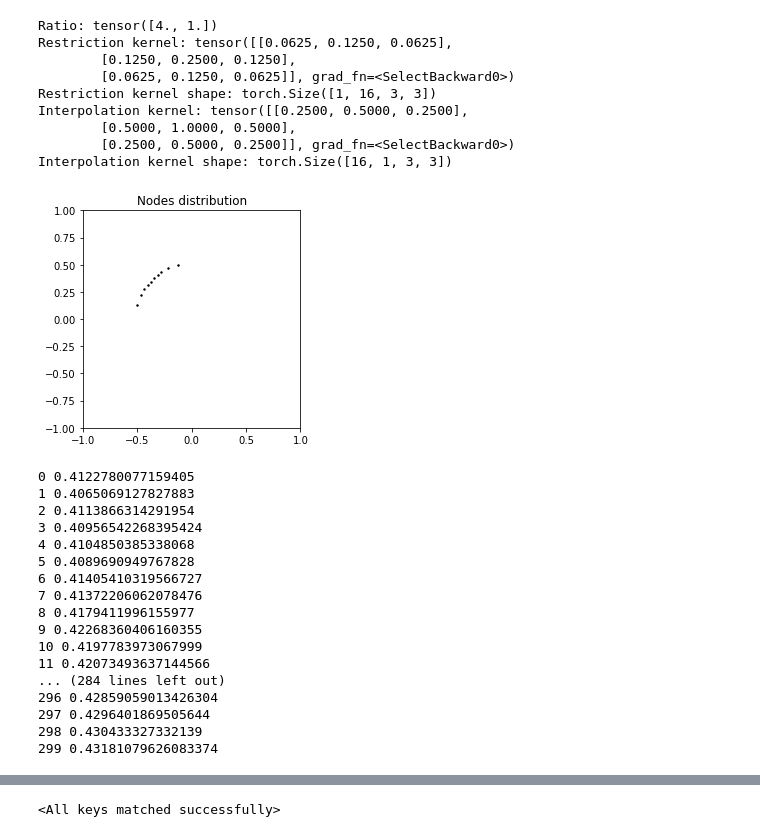
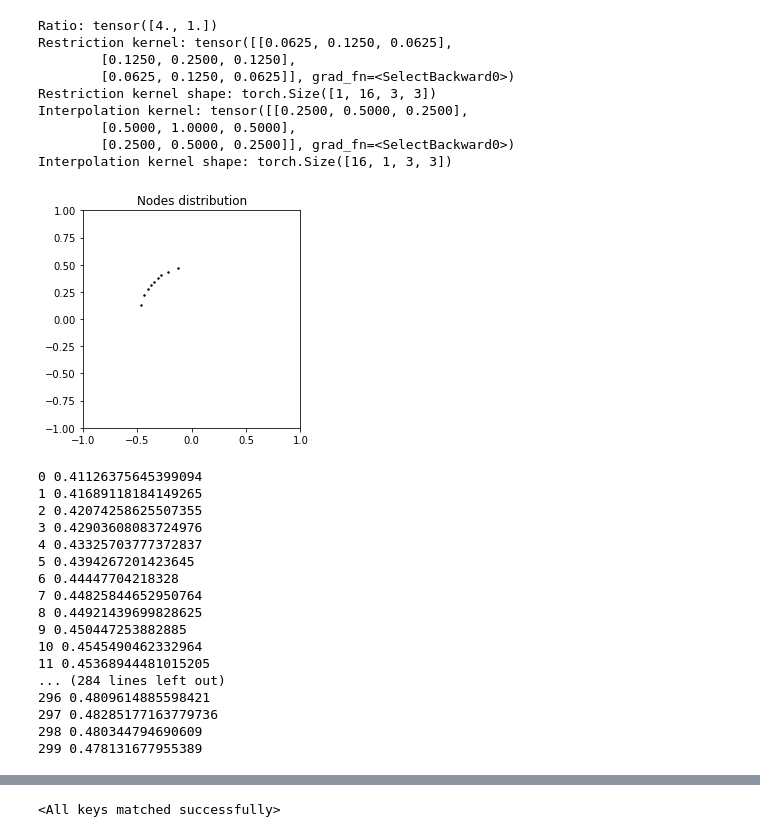
Before and after one commit to longfish/Multigrid-FEANet, a Jupyter notebook: MM-FEANet-interface_multigrid_rhs_kernel_split.ipynb, the cells around one changed output, grey strips where cells are left out. Drawn from its saved outputs; the diff is of its cells as text; code cells hidden in the pictures.

Commit message:
finished the kernel learning by using qm objective function

```diff
--- a/MM-FEANet-interface_multigrid_rhs_kernel_split.ipynb
+++ b/MM-FEANet-interface_multigrid_rhs_kernel_split.ipynb
@@ -121,8 +115,9 @@ def rewrite_kernels(para_list, list, kernels):
         para_list[1].grad[:,i] = kernels[0]
         para_list[2].grad[i,:] = kernels[1]
 # %%
+kernel_i = 12
 mesh = MeshHandler(outfile="Results/plate_mesh.vtk")
-plot.plot_pattern(mesh, key=5)
+plot.plot_pattern(mesh, key=kernel_i)
 # %% [output]
-[figure, old version]
+[figure, new version]
 # %%
@@ -149,6 +145,7 @@ def train_one_epoch():
 # %%
 num_epoch = 300
 best_vloss = 1_000_000.
+model_name = 'model_multigrid_interface_kernel'+str(kernel_i)
 
 qm_train = []
 for epoch in range(num_epoch):
@@ -157,27 +154,27 @@ for epoch in range(num_epoch):
     print(epoch, avg_q)
 
     # Track best performance, and save the model's state
-    mpath = os.path.join(model_dir,'model_multigrid_interface_kernel.pth')
+    mpath = os.path.join(model_dir,model_name+'.pth')
     torch.save(model.state_dict(), mpath)
     qm_train.append(avg_q)
 # %% [output]
-0 0.4122780077159405
-1 0.4065069127827883
-2 0.4113866314291954
-3 0.40956542268395424
-4 0.4104850385338068
-5 0.4089690949767828
-6 0.41405410319566727
-7 0.41372206062078476
-8 0.4179411996155977
-9 0.42268360406160355
-10 0.4197783973067999
-11 0.42073493637144566
+0 0.41126375645399094
+1 0.41689118184149265
+2 0.42074258625507355
+3 0.42903608083724976
+4 0.43325703777372837
+5 0.4394267201423645
+6 0.44447704218328
+7 0.44825844652950764
+8 0.44921439699828625
+9 0.450447253882885
+10 0.4545490462332964
+11 0.45368944481015205
 ... (284 lines left out)
-296 0.42859059013426304
-297 0.4296401869505644
-298 0.430433327332139
-299 0.43181079626083374
+296 0.4809614885598421
+297 0.48285177163779736
+298 0.480344794690609
+299 0.478131677955389
 # %%
 plt.plot(qm_train)
 plt.ylabel('q')
```
Also changed, not shown: parts of 10 cells of this notebook, 33 other files.
